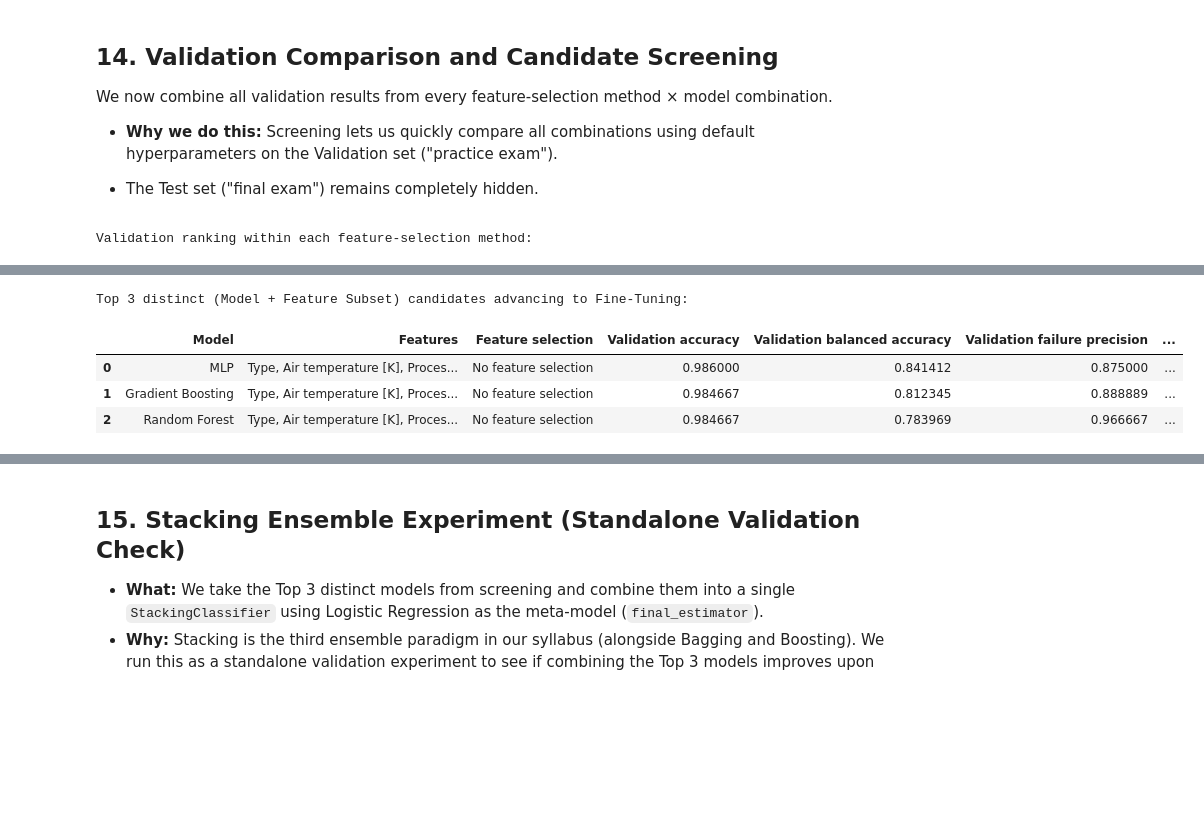
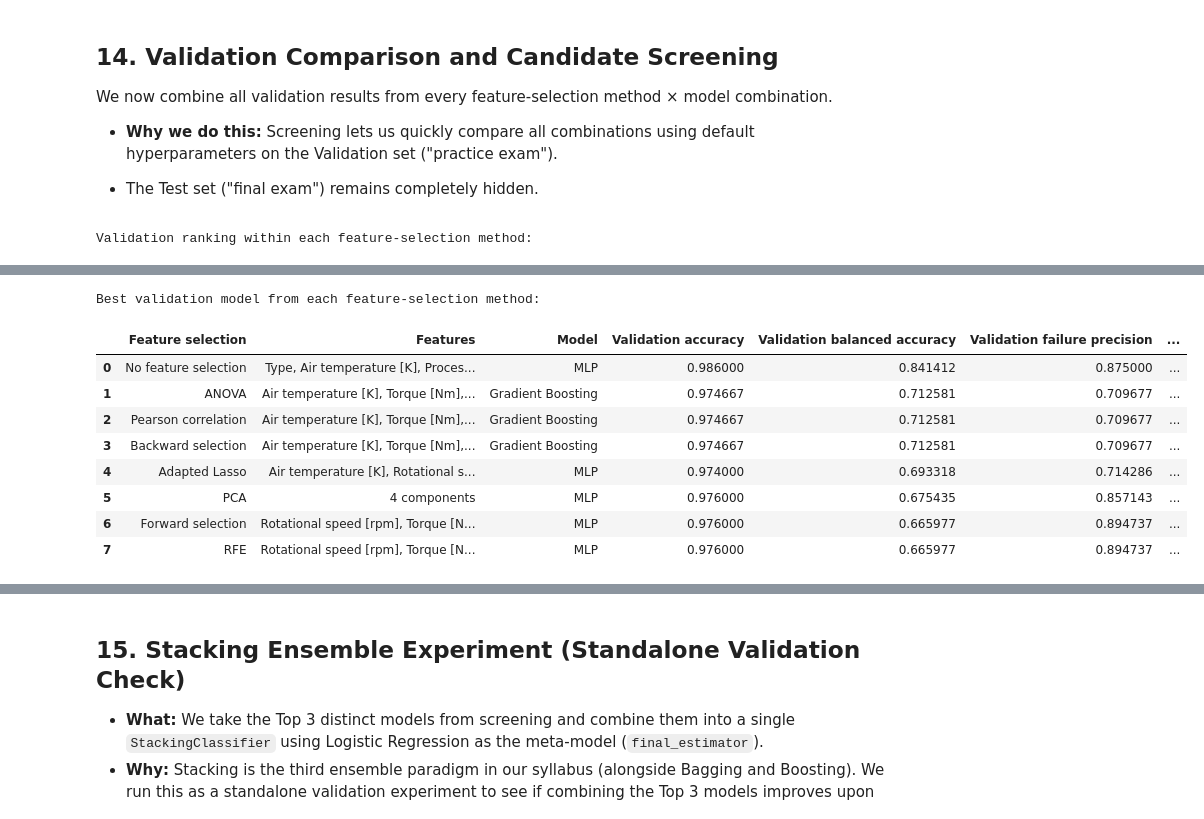
Before and after one commit to sotheasokea/ML_Term_Project, a Jupyter notebook: Predictive_Maintenance_Version 2_Res.ipynb, the cells around one changed output, grey strips where cells are left out. Cells and saved outputs as stored; diff of their text form; code cells hidden in the pictures; blank space fills up the shorter version.

Commit message:
Experiement Different config every single angle for your presentation

```diff
--- a/Predictive_Maintenance_Version 2_Res.ipynb
+++ b/Predictive_Maintenance_Version 2_Res.ipynb
@@ -481,6 +492,7 @@ selection_models = {
 
 def evaluate_selected_features(selection_name, selected_features):
     """Fit all screening models on x_train[selected_features] and evaluate on x_val."""
+    selected_features = [col for col in x_train.columns if col in selected_features]
     rows = []
     for model_name, model in selection_models.items():
         fitted_model = clone(model)
@@ -992,47 +1004,8 @@ best_per_selection = (
     .reset_index(drop=True)
 )
 
-# Group identical (Model + exact same selected Features) so we don't tune clones,
-# while still allowing the SAME model to appear in the Top 3 if it uses DIFFERENT features!
-unique_combinations = (
-    all_comparison_results
-    .sort_values(
-        PRIMARY_SORT_METRICS + ["Feature selection", "Model"],
-        ascending=[False, False, False, False, True, True],
-        kind="mergesort",
-    )
-    .groupby(["Model", "Features"], as_index=False, sort=False)
-    .agg({
-        # If ANOVA and Pearson picked the exact same columns, show both names!
-        "Feature selection": lambda s: " / ".join(dict.fromkeys(s.astype(str))),
-        "Validation accuracy": "first",
-        "Validation balanced accuracy": "first",
-        "Validation failure precision": "first",
-        "Validation failure recall": "first",
-        "Validation failure F1": "first",
-        "Validation missed failures": "first",
-        "Validation false alarms": "first",
-    })
-)
-
-# If UNIQUE_FINALIST_MODELS is True, require 3 different models.
-# If False (recommended!), allow the same model with genuinely different feature subsets!
-dedup_cols = ["Model"] if UNIQUE_FINALIST_MODELS else ["Model", "Features"]
-
-top_three_candidates = (
-    unique_combinations
-    .sort_values(
-        PRIMARY_SORT_METRICS + ["Model"],
-        ascending=[False, False, False, False, True],
-        kind="mergesort",
-    )
-    .drop_duplicates(subset=dedup_cols, keep="first")
-    .head(3)
-    .reset_index(drop=True)
-)
-
-print("Top 3 distinct (Model + Feature Subset) candidates advancing to Fine-Tuning:")
-display(top_three_candidates)
+print("Best validation model from each feature-selection method:")
+display(best_per_selection)
 # %% [output]
 Validation ranking within each feature-selection method:
 |  | Feature selection | Features | Model | Validation accuracy | Validation balanced accuracy | Validation failure precision | ... |
@@ -1049,11 +1022,16 @@ Validation ranking within each feature-selection method:
 | ... | ... | ... | ... | ... | ... | ... | ... |
 | 43 | PCA | 4 components | Gradient Boosting | 0.973333 | 0.683514 | 0.703704 | ... |
 | 44 | PCA | 4 components | Random Forest | 0.970000 | 0.643953 | 0.625000 | ... |
 | 45 | PCA | 4 components | Decision Tree | 0.962667 | 0.668534 | 0.439024 | ... |
 | 46 | PCA | 4 components | SVC | 0.878000 | 0.861182 | 0.197248 | ... |
 | 47 | PCA | 4 components | Logistic Regression | 0.702667 | 0.751512 | 0.085954 | ... |
-Top 3 distinct (Model + Feature Subset) candidates advancing to Fine-Tuning:
+Best validation model from each feature-selection method:
-|  | Model | Features | Feature selection | Validation accuracy | Validation balanced accuracy | Validation failure precision | ... |
-| 0 | MLP | Type, Air temperature [K], Proces... | No feature selection | 0.986000 | 0.841412 | 0.875000 | ... |
-| 1 | Gradient Boosting | Type, Air temperature [K], Proces... | No feature selection | 0.984667 | 0.812345 | 0.888889 | ... |
-| 2 | Random Forest | Type, Air temperature [K], Proces... | No feature selection | 0.984667 | 0.783969 | 0.966667 | ... |
+|  | Feature selection | Features | Model | Validation accuracy | Validation balanced accuracy | Validation failure precision | ... |
+| 0 | No feature selection | Type, Air temperature [K], Proces... | MLP | 0.986000 | 0.841412 | 0.875000 | ... |
+| 1 | ANOVA | Air temperature [K], Torque [Nm],... | Gradient Boosting | 0.974667 | 0.712581 | 0.709677 | ... |
+| 2 | Pearson correlation | Air temperature [K], Torque [Nm],... | Gradient Boosting | 0.974667 | 0.712581 | 0.709677 | ... |
+| 3 | Backward selection | Air temperature [K], Torque [Nm],... | Gradient Boosting | 0.974667 | 0.712581 | 0.709677 | ... |
+| 4 | Adapted Lasso | Air temperature [K], Rotational s... | MLP | 0.974000 | 0.693318 | 0.714286 | ... |
+| 5 | PCA | 4 components | MLP | 0.976000 | 0.675435 | 0.857143 | ... |
+| 6 | Forward selection | Rotational speed [rpm], Torque [N... | MLP | 0.976000 | 0.665977 | 0.894737 | ... |
+| 7 | RFE | Rotational speed [rpm], Torque [N... | MLP | 0.976000 | 0.665977 | 0.894737 | ... |
```
Also changed, not shown: parts of 13 cells of this notebook, 4 other files.
